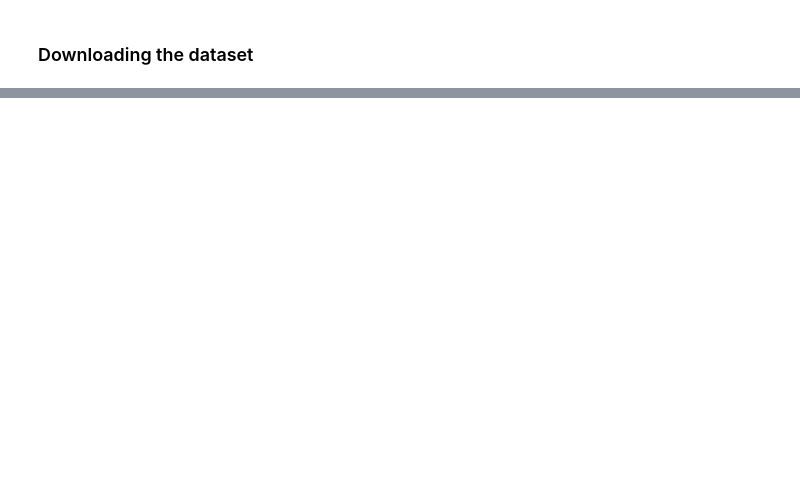
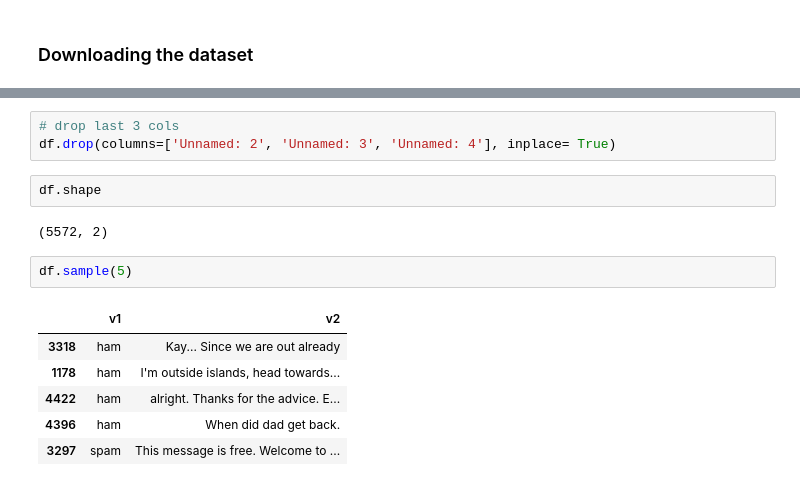
Before and after one commit to Aakashkhanal/spam_classifier, a Jupyter notebook: main.ipynb, the cells around one changed output, grey strips where cells are left out. Cells and saved outputs as stored; diff of their text form; blank space fills up the shorter version.

```diff
--- a/main.ipynb
+++ b/main.ipynb
@@ -29,0 +63,16 @@ ModuleNotFoundError: No module named 'numpy'
+# %%
+# drop last 3 cols
+df.drop(columns=['Unnamed: 2', 'Unnamed: 3', 'Unnamed: 4'], inplace= True)
+# %%
+df.shape
+# %% [output]
+(5572, 2)
+# %%
+df.sample(5)
+# %% [output]
+|  | v1 | v2 |
+| 3318 | ham | Kay... Since we are out already |
+| 1178 | ham | I'm outside islands, head towards... |
+| 4422 | ham | alright. Thanks for the advice. E... |
+| 4396 | ham | When did dad get back. |
+| 3297 | spam | This message is free. Welcome to ... |
```
Also changed, not shown: parts of 26 cells of this notebook.
